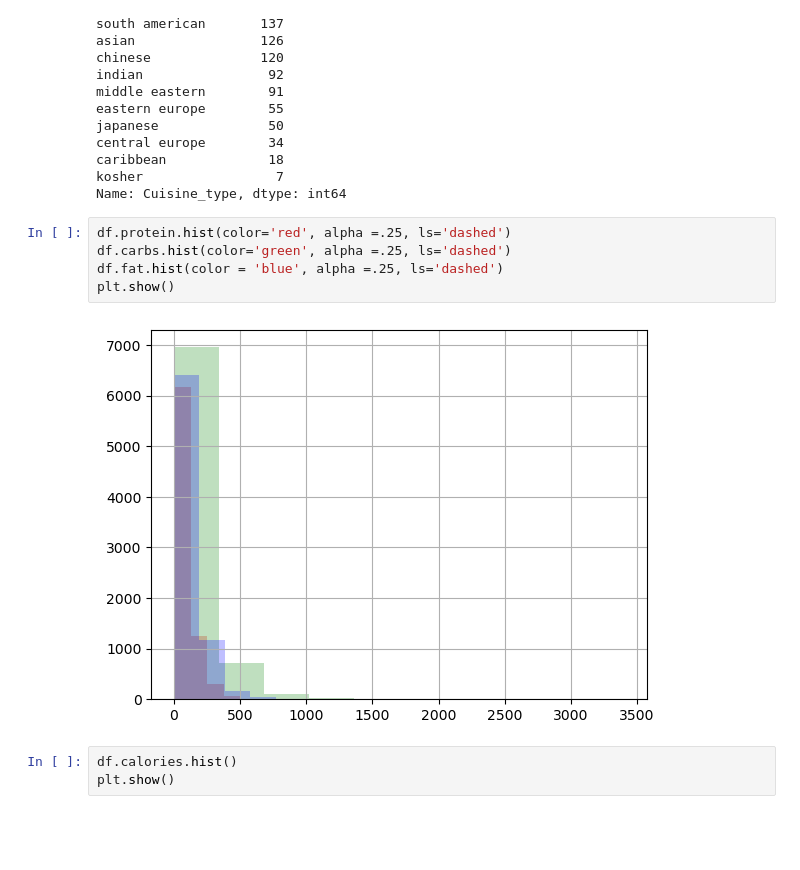
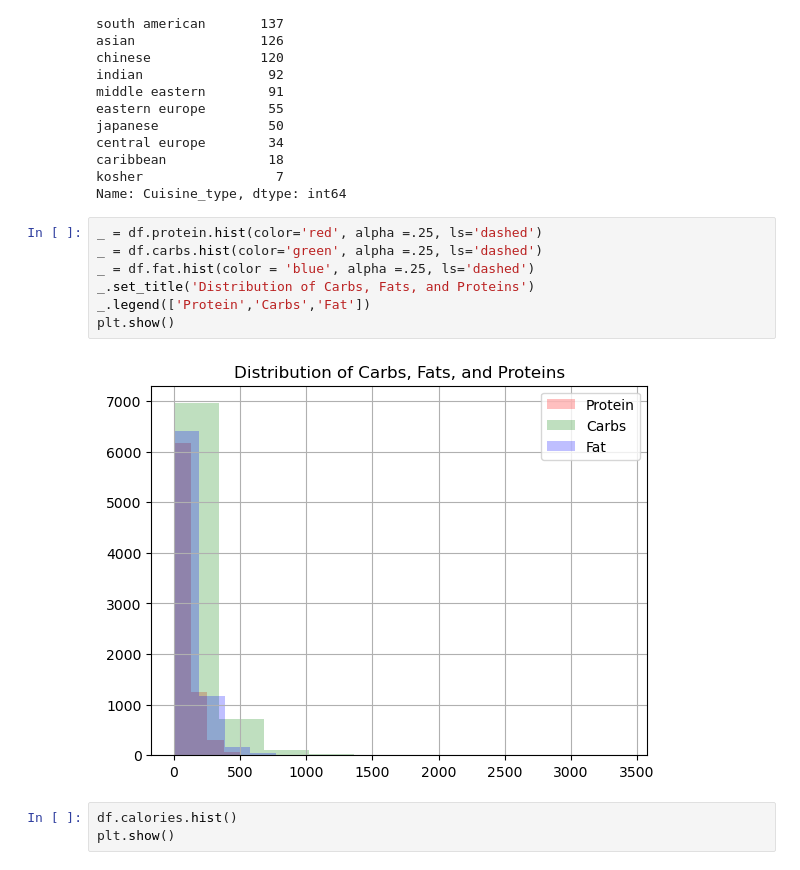
Before and after one commit to prem-0217/FoodRecommender, a Jupyter notebook: notebooks/EDA.ipynb, the cells around one changed output. Saved outputs shown, nothing was run; the diff lists cells and outputs as text; blank space fills up the shorter version.

```diff
--- a/notebooks/EDA.ipynb
+++ b/notebooks/EDA.ipynb
@@ -79,12 +79,14 @@ caribbean             18
 kosher                 7
 Name: Cuisine_type, dtype: int64
 # %%
-df.protein.hist(color='red', alpha =.25, ls='dashed')
-df.carbs.hist(color='green', alpha =.25, ls='dashed')
-df.fat.hist(color = 'blue', alpha =.25, ls='dashed')
+_ = df.protein.hist(color='red', alpha =.25, ls='dashed')
+_ = df.carbs.hist(color='green', alpha =.25, ls='dashed')
+_ = df.fat.hist(color = 'blue', alpha =.25, ls='dashed')
+_.set_title('Distribution of Carbs, Fats, and Proteins')
+_.legend(['Protein','Carbs','Fat'])
 plt.show()
 # %% [output]
-[figure, old version]
+[figure, new version]
 # %%
 df.calories.hist()
 plt.show()
```
Also changed, not shown: parts of 1 cell of this notebook, 6 other files.
